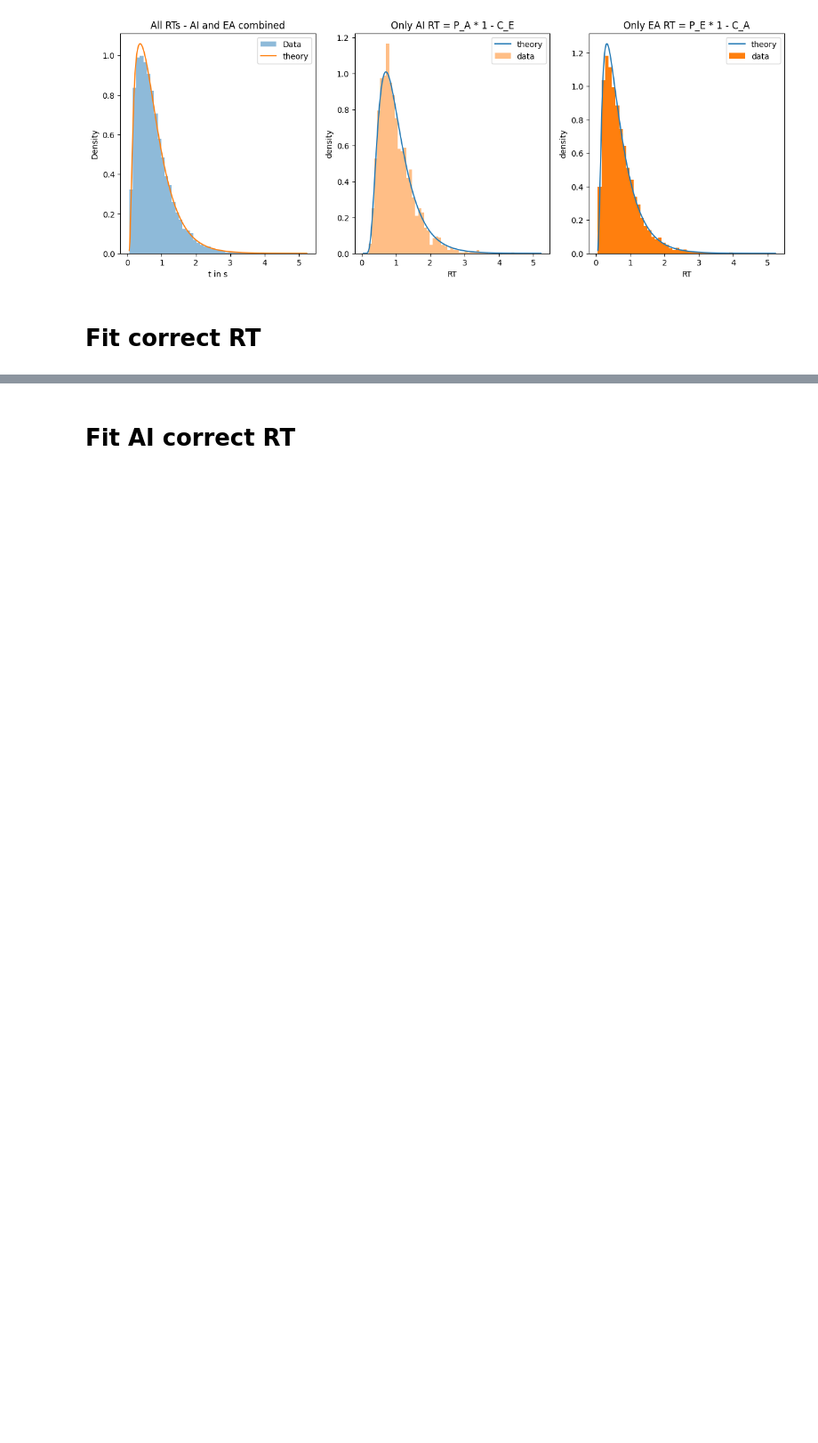
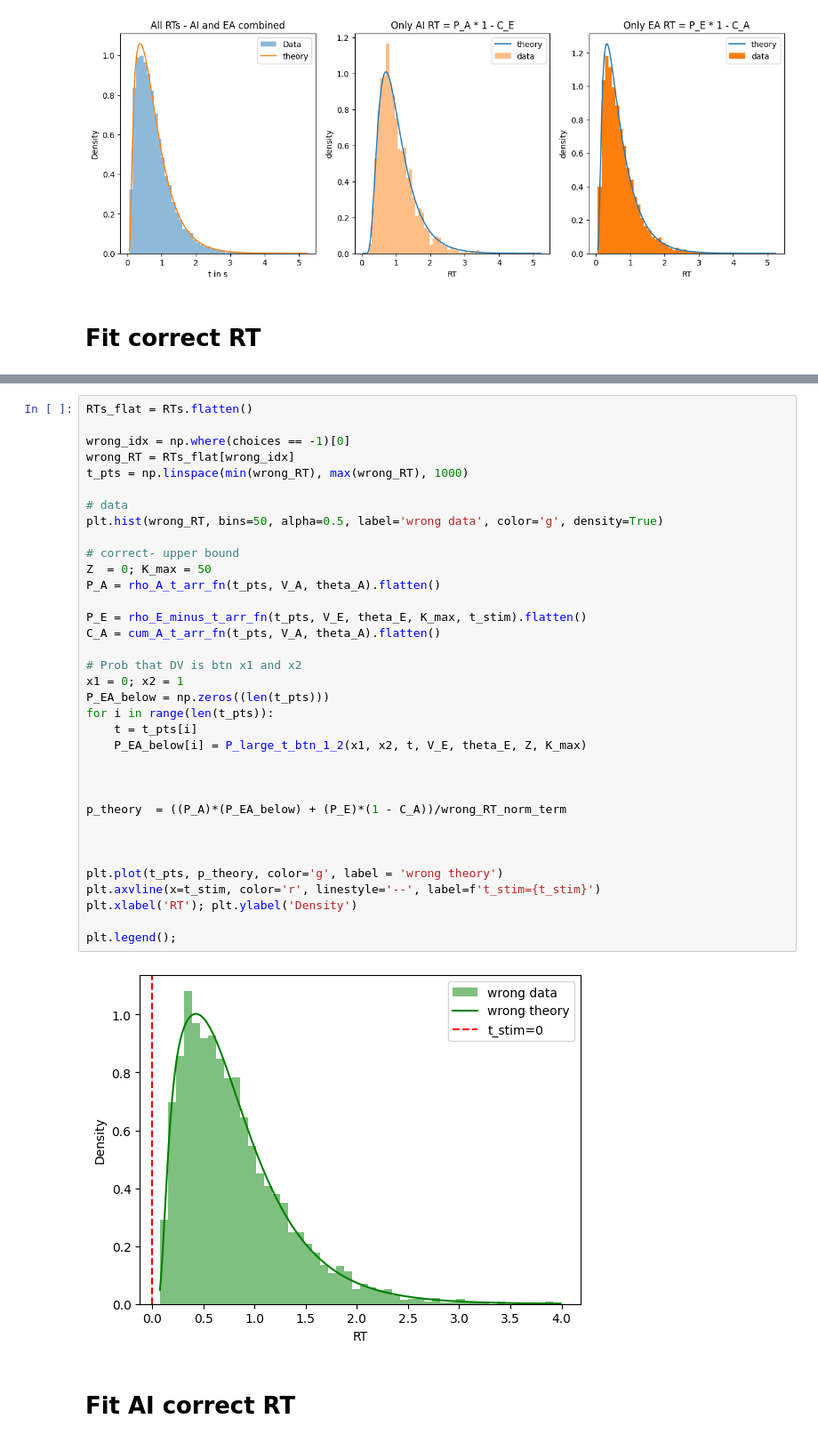
Before and after one commit to rakaar/ddm_codes, a Jupyter notebook: action_init_ddm/fitting_sim_data.ipynb, the cells around one changed output, grey strips where cells are left out. Shown at 89% size. Saved outputs shown, nothing was run; the diff lists cells and outputs as text; blank space fills up the shorter version.

```diff
--- a/action_init_ddm/fitting_sim_data.ipynb
+++ b/action_init_ddm/fitting_sim_data.ipynb
@@ -229,3 +233,40 @@ Area under the curve: 0.999088467944644
+# %%
+RTs_flat = RTs.flatten()
+
+wrong_idx = np.where(choices == -1)[0]
+wrong_RT = RTs_flat[wrong_idx]
+t_pts = np.linspace(min(wrong_RT), max(wrong_RT), 1000)
+
+# data
+plt.hist(wrong_RT, bins=50, alpha=0.5, label='wrong data', color='g', density=True)
+
+# correct- upper bound
+Z  = 0; K_max = 50
+P_A = rho_A_t_arr_fn(t_pts, V_A, theta_A).flatten()
+
+P_E = rho_E_minus_t_arr_fn(t_pts, V_E, theta_E, K_max, t_stim).flatten()
+C_A = cum_A_t_arr_fn(t_pts, V_A, theta_A).flatten()
+
+# Prob that DV is btn x1 and x2
+x1 = 0; x2 = 1
+P_EA_below = np.zeros((len(t_pts)))
+for i in range(len(t_pts)):
+    t = t_pts[i]
+    P_EA_below[i] = P_large_t_btn_1_2(x1, x2, t, V_E, theta_E, Z, K_max)
+
+
+
+p_theory  = ((P_A)*(P_EA_below) + (P_E)*(1 - C_A))/wrong_RT_norm_term
+
+
+
+plt.plot(t_pts, p_theory, color='g', label = 'wrong theory')
+plt.axvline(x=t_stim, color='r', linestyle='--', label=f't_stim={t_stim}')
+plt.xlabel('RT'); plt.ylabel('Density')
+
+plt.legend();
+# %% [output]
+[figure, added]
 # %% [markdown]
 # Fit AI correct RT
 # %%
```
Also changed, not shown: parts of 21 cells of this notebook.
